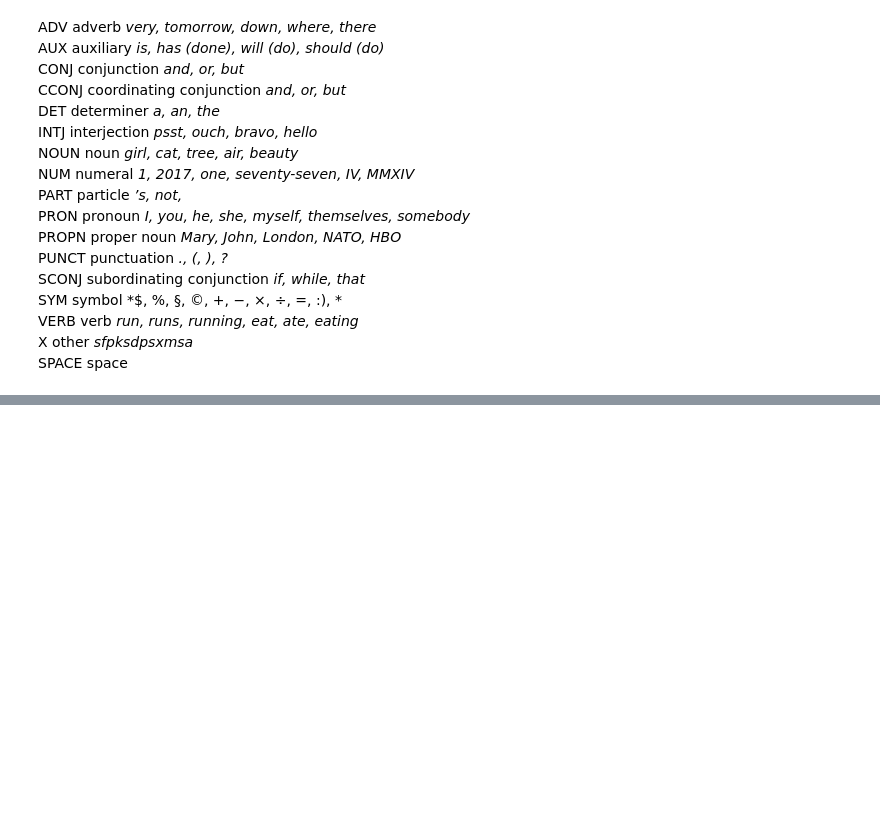
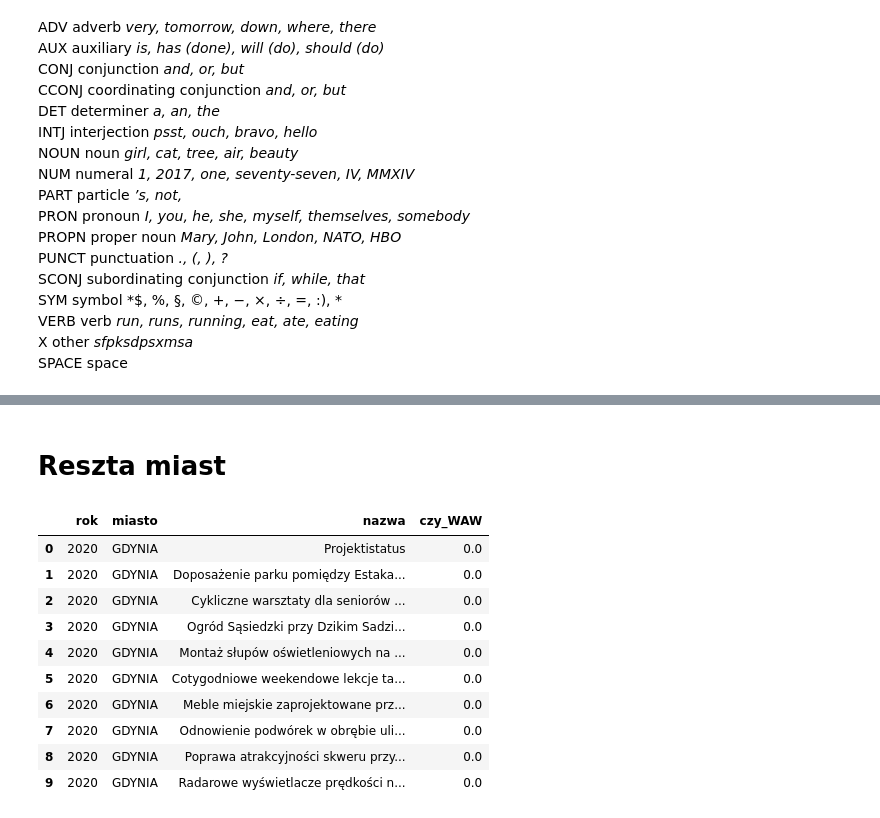
Before and after one commit to malowana/NLP_budzet_obywatelski, a Jupyter notebook: BO_analiza_morfologiczna.ipynb, the cells around one changed output, grey strips where cells are left out. Drawn from its saved outputs; the diff is of its cells as text; code cells hidden in the pictures; blank space fills up the shorter version.

```diff
--- a/BO_analiza_morfologiczna.ipynb
+++ b/BO_analiza_morfologiczna.ipynb
@@ -277,0 +240,17 @@ Name: tag_, dtype: int64
+# %% [markdown]
+# Reszta miast
+# %%
+df_roc = df[df['miasto'] != "WARSZAWA"]
+df_roc.head(10)
+# %% [output]
+|  | rok | miasto | nazwa | czy_WAW |
+| 0 | 2020 | GDYNIA | Projektistatus | 0.0 |
+| 1 | 2020 | GDYNIA | Doposażenie parku pomiędzy Estaka... | 0.0 |
+| 2 | 2020 | GDYNIA | Cykliczne warsztaty dla seniorów ... | 0.0 |
+| 3 | 2020 | GDYNIA | Ogród Sąsiedzki przy Dzikim Sadzi... | 0.0 |
+| 4 | 2020 | GDYNIA | Montaż słupów oświetleniowych na ... | 0.0 |
+| 5 | 2020 | GDYNIA | Cotygodniowe weekendowe lekcje ta... | 0.0 |
+| 6 | 2020 | GDYNIA | Meble miejskie zaprojektowane prz... | 0.0 |
+| 7 | 2020 | GDYNIA | Odnowienie podwórek w obrębie uli... | 0.0 |
+| 8 | 2020 | GDYNIA | Poprawa atrakcyjności skweru przy... | 0.0 |
+| 9 | 2020 | GDYNIA | Radarowe wyświetlacze prędkości n... | 0.0 |
```
Also changed, not shown: parts of 20 cells of this notebook.
